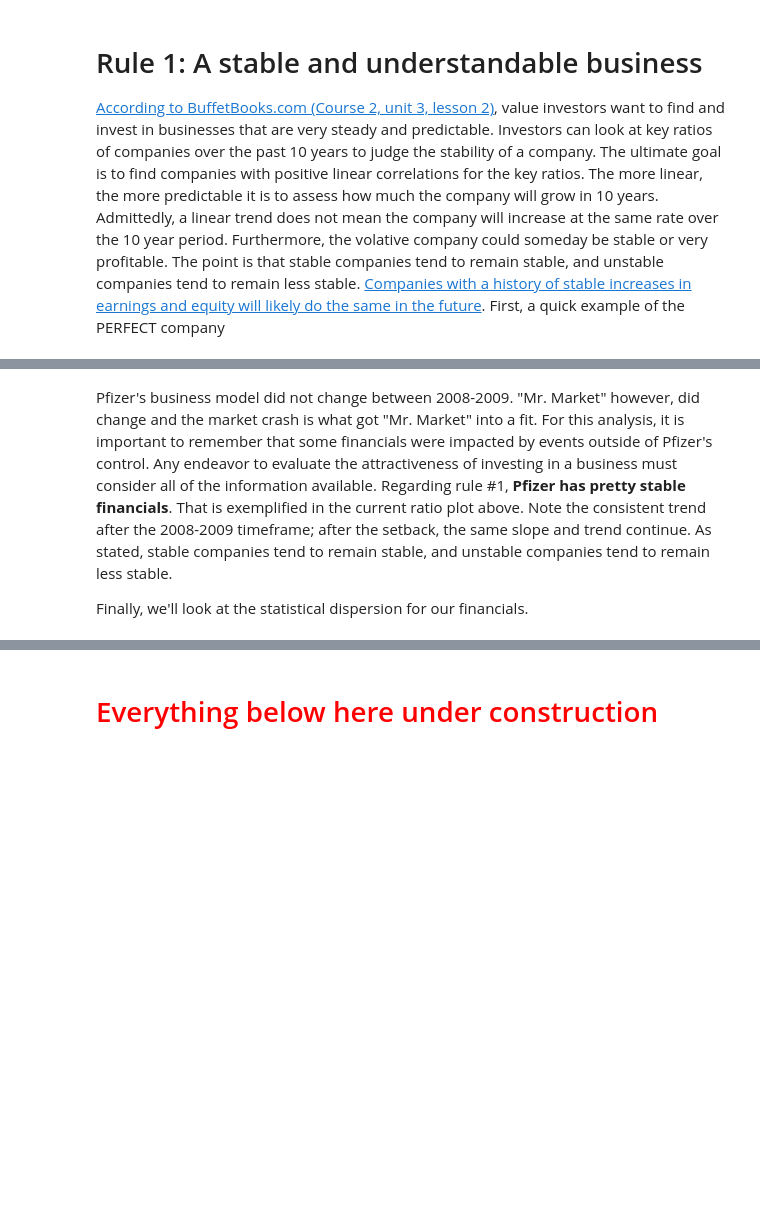
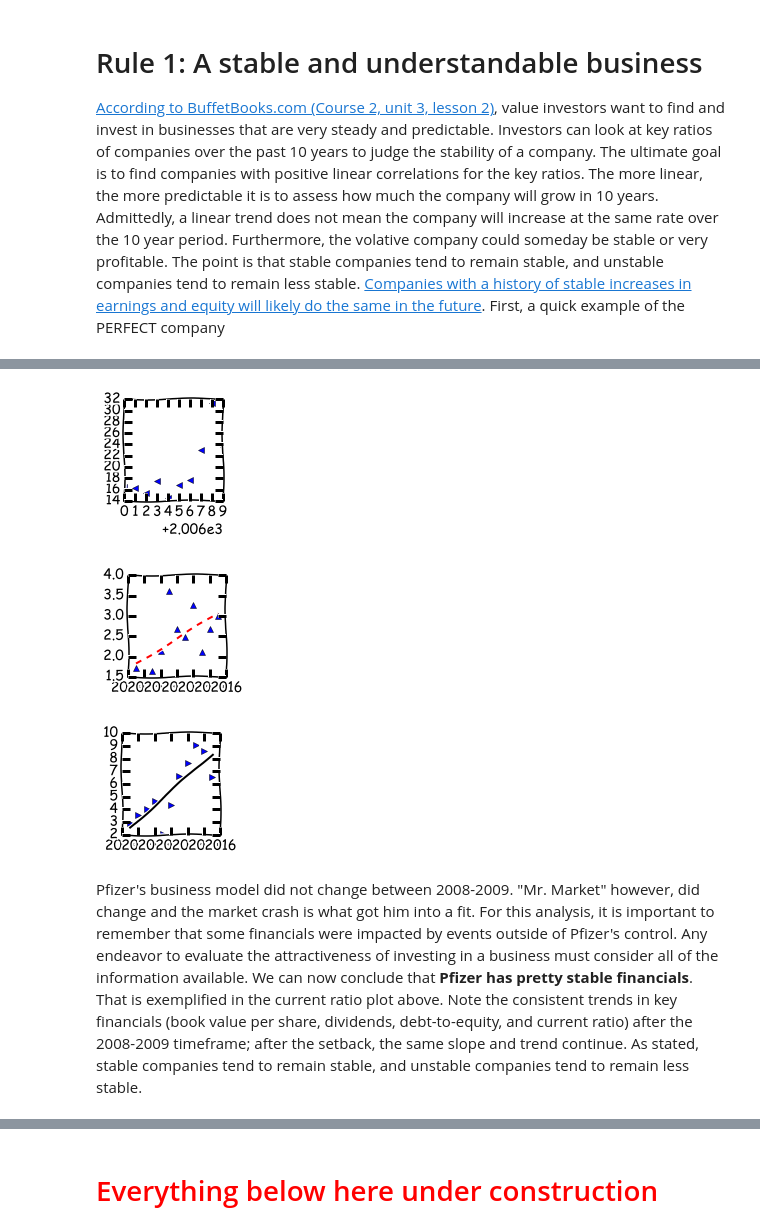
Before and after one commit to linwoodc3/LC3-Creations, a Jupyter notebook: notebooks/securityanalysis/opensourcetool_securityanalsys_pfizer.ipynb, the cells around one changed output, grey strips where cells are left out. Saved outputs shown, nothing was run; the diff lists cells and outputs as text; code cells hidden in the pictures; blank space fills up the shorter version.

```diff
--- a/notebooks/securityanalysis/opensourcetool_securityanalsys_pfizer.ipynb
+++ b/notebooks/securityanalysis/opensourcetool_securityanalsys_pfizer.ipynb
@@ -418,4 +332,69 @@ plt.title('Mr. Market impact on Pfizer Current Ratio')
+# %%
+
+import matplotlib.pyplot as plt
+
+plt.xkcd() # nifty XKCD formatted plots
+
+# Setting up x and y for plots
+y1 = df3['BVPerShare']
+y2 = df3['Debt2Equity']
+y3 = df3['EPS']
+
+# subplots(nrows, ncols, plot_number)
+
+x = df3['Year']
+
+
+
+plt.subplot(2,3,1)
+
+slope1, intercept1, r_value1, p_value1, slope_std_error1 = stats.linregress(x, y1)
+
+# Calculate some additional outputs
+predict_y1 = intercept1 + slope1 * x
+pred_error1 = y1 - predict_y1
+degrees_of_freedom = len(x) - 2
+residual_std_error1 = np.sqrt(np.sum(pred_error1**2) / degrees_of_freedom)
+
+# Plotting
+plt.plot(x, y1, '<')
+plt.plot(x, predict_y1, 'r--')
+plt.show()
+
+
+plt.subplot(2,3,2)
+
+slope2, intercept2, r_value2, p_value2, slope_std_error2 = stats.linregress(x, y2)
+
+# Calculate some additional outputs
+predict_y2 = intercept2 + slope2 * x
+pred_error2 = y2 - predict_y2
+degrees_of_freedom = len(x) - 2
+residual_std_error2 = np.sqrt(np.sum(pred_error2**2) / degrees_of_freedom)
+
+# Plotting
+plt.plot(x, y2, '^')
+plt.plot(x, predict_y2, 'r--')
+plt.show()
+
+
+plt.subplot(2,3,3)
+
+slope3, intercept3, r_value3, p_value3, slope_std_error3 = stats.linregress(x, y3)
+
+# Calculate some additional outputs
+predict_y3 = intercept3 + slope3 * x
+pred_error3 = y3 - predict_y3
+degrees_of_freedom = len(x) - 2
+residual_std_error3 = np.sqrt(np.sum(pred_error3**2) / degrees_of_freedom)
+
+# Plotting
+plt.plot(x, y3, '>')
+plt.plot(x, predict_y3, 'k-')
+plt.show()
+# %% [output]
+[figure, added]
+[figure, added]
+[figure, added]
 # %% [markdown]
-Pfizer's business model did not change between 2008-2009.  "Mr. Market" however, did change and the market crash is what got "Mr. Market" into a fit.  For this analysis, it is important to remember that some financials were impacted by events outside of Pfizer's control.  Any endeavor to evaluate the attractiveness of investing in a business must consider all of the information available. Regarding rule #1, **Pfizer has pretty stable financials**. That is exemplified in the current ratio plot above.  Note the consistent trend after the 2008-2009 timeframe; after the setback, the same slope and trend continue.  As stated, stable companies tend to remain stable, and unstable companies tend to remain less stable.
-
-Finally, we'll look at the statistical dispersion for our financials.
+Pfizer's business model did not change between 2008-2009.  "Mr. Market" however, did change and the market crash is what got him into a fit.  For this analysis, it is important to remember that some financials were impacted by events outside of Pfizer's control.  Any endeavor to evaluate the attractiveness of investing in a business must consider all of the information available. We can now conclude that **Pfizer has pretty stable financials**. That is exemplified in the current ratio plot above.  Note the consistent trends in key financials (book value per share, dividends, debt-to-equity, and current ratio) after the 2008-2009 timeframe; after the setback, the same slope and trend continue.  As stated, stable companies tend to remain stable, and unstable companies tend to remain less stable.
```
Also changed, not shown: parts of 32 cells of this notebook.
